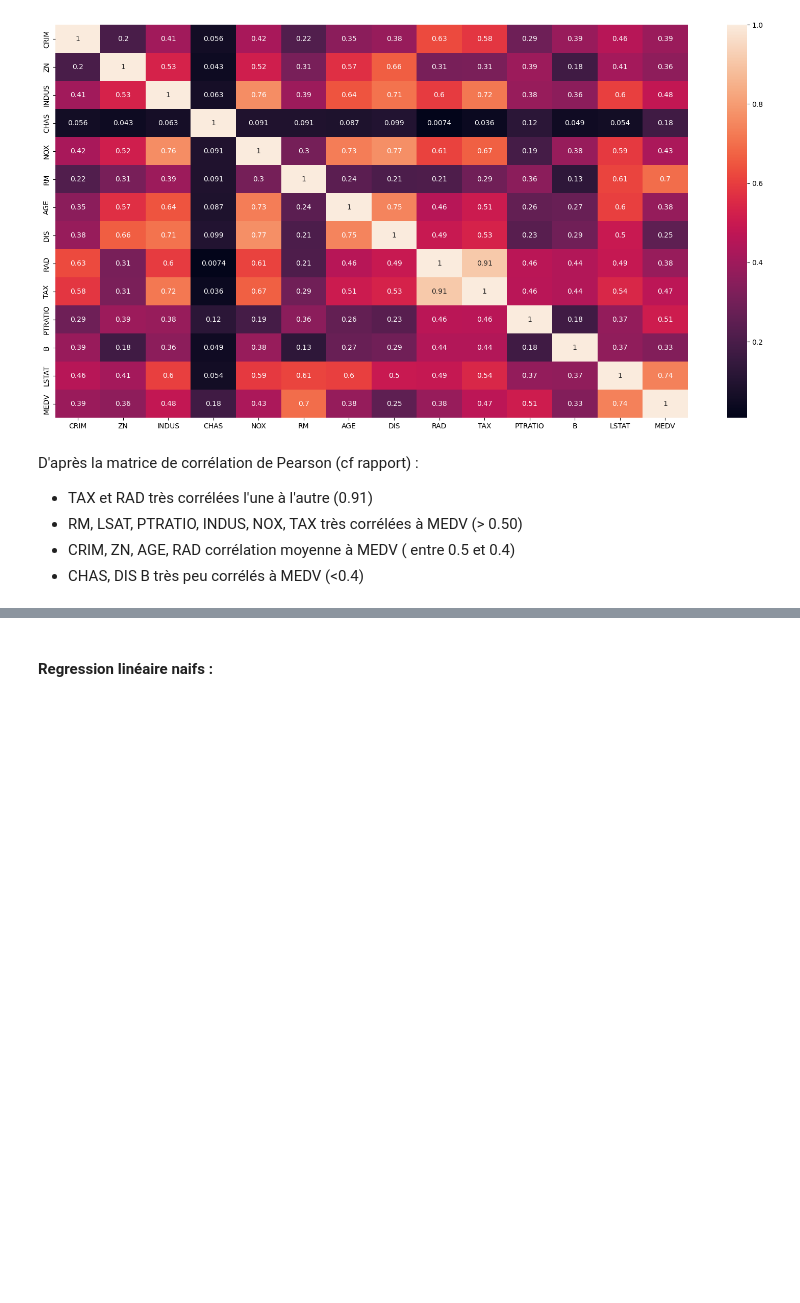
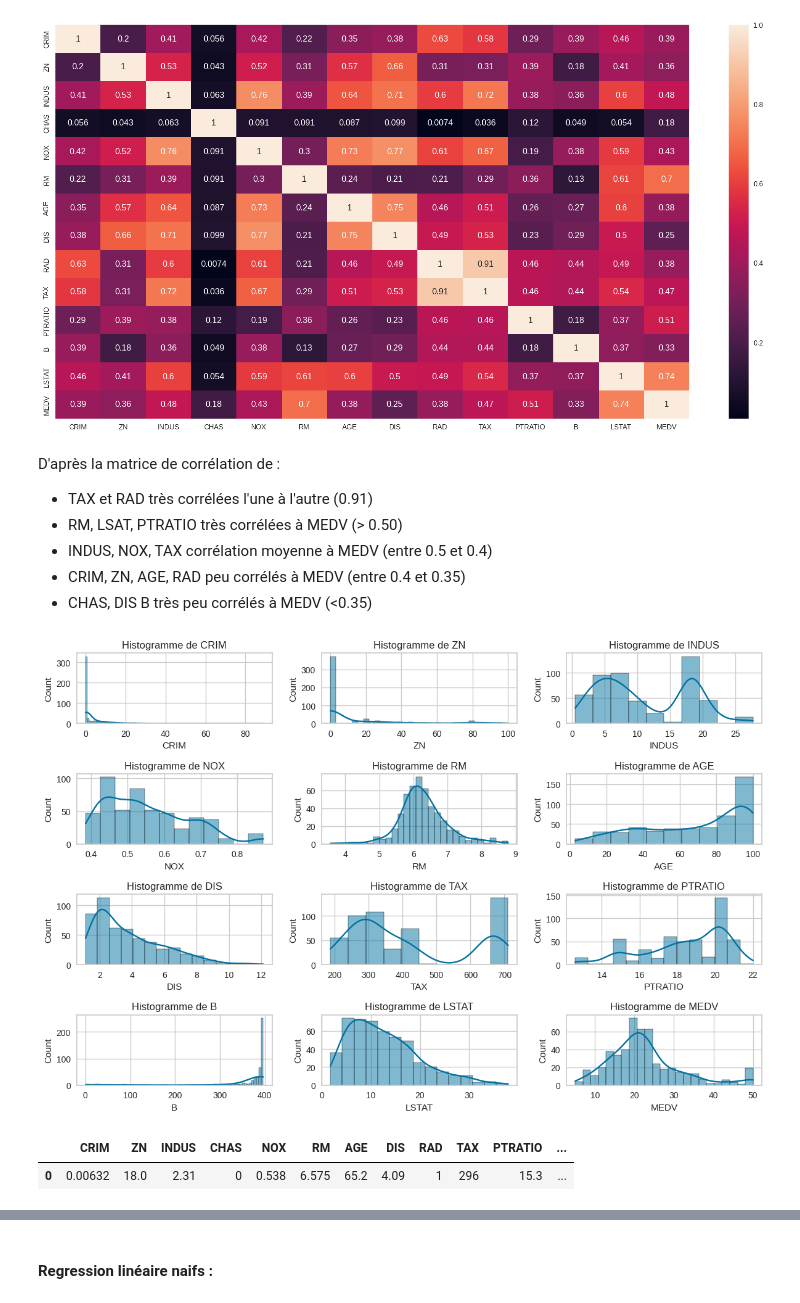
Before and after one commit to MyriamLbhn/Boston-Housing-Regression-Model, a Jupyter notebook: modelisation.ipynb, the cells around one changed output, grey strips where cells are left out. Drawn from its saved outputs; the diff is of its cells as text; code cells hidden in the pictures; blank space fills up the shorter version.

```diff
--- a/modelisation.ipynb
+++ b/modelisation.ipynb
@@ -89,8 +113,54 @@ sns.heatmap(df.corr().abs(),  annot=True)
 <Axes: >
 [figure]
 # %% [markdown]
-D'après la matrice de corrélation de Pearson (cf rapport) :
+D'après la matrice de corrélation de :
 - TAX et RAD très corrélées l'une à l'autre (0.91)
-- RM, LSAT, PTRATIO, INDUS, NOX, TAX très corrélées à MEDV (> 0.50)
-- CRIM, ZN, AGE, RAD corrélation moyenne à MEDV ( entre 0.5 et 0.4)
-- CHAS, DIS B très peu corrélés à MEDV (<0.4)
+- RM, LSAT, PTRATIO très corrélées à MEDV (> 0.50)
+- INDUS, NOX, TAX corrélation moyenne à MEDV (entre 0.5 et 0.4)
+- CRIM, ZN, AGE, RAD peu corrélés à MEDV (entre 0.4 et 0.35)
+- CHAS, DIS B très peu corrélés à MEDV (<0.35)
+# %%
+import seaborn as sns
+import matplotlib.pyplot as plt
+
+# Variables à inclure dans les histogrammes
+variables = ['CRIM', 'ZN', 'INDUS' ,'NOX', 'RM', 'AGE', 'DIS', 'TAX', 'PTRATIO', 'B', 'LSTAT', 'MEDV']
+
+# Calcul du nombre de lignes et de colonnes pour la grille
+num_rows = 4  # Nombre de lignes
+num_cols = 3  # Nombre de colonnes
+
+# Création de la figure et des sous-tracés
+fig, axes = plt.subplots(num_rows, num_cols, figsize=(12, 8))
+
+# Aplatir la liste d'axes si nécessaire
+if num_rows == 1:
+    axes = [axes]
+
+# Parcourir chaque variable et attribuer l'histogramme à un sous-tracé
+for i, variable in enumerate(variables):
+    row = i // num_cols
+    col = i % num_cols
+    ax = axes[row][col]
+
+    sns.histplot(df[variable], ax=ax, kde=True)  # Trace l'histogramme avec la courbe
+    ax.set_title(f'Histogramme de {variable}')  # Définir le titre du sous-tracé
+
+# Supprimer les sous-tracés non utilisés
+for i in range(len(variables), num_rows * num_cols):
+    row = i // num_cols
+    col = i % num_cols
+    fig.delaxes(axes[row][col])
+
+# Ajuster l'espacement entre les sous-tracés
+fig.tight_layout()
+
+# Afficher la figure
+plt.show()
+# %% [output]
+[figure, added]
+# %%
+df.head(1)
+# %% [output]
+|  | CRIM | ZN | INDUS | CHAS | NOX | RM | AGE | DIS | RAD | TAX | PTRATIO | ... |
+| 0 | 0.00632 | 18.0 | 2.31 | 0 | 0.538 | 6.575 | 65.2 | 4.09 | 1 | 296 | 15.3 | ... |
```
Also changed, not shown: parts of 43 cells of this notebook, 2 other files.
